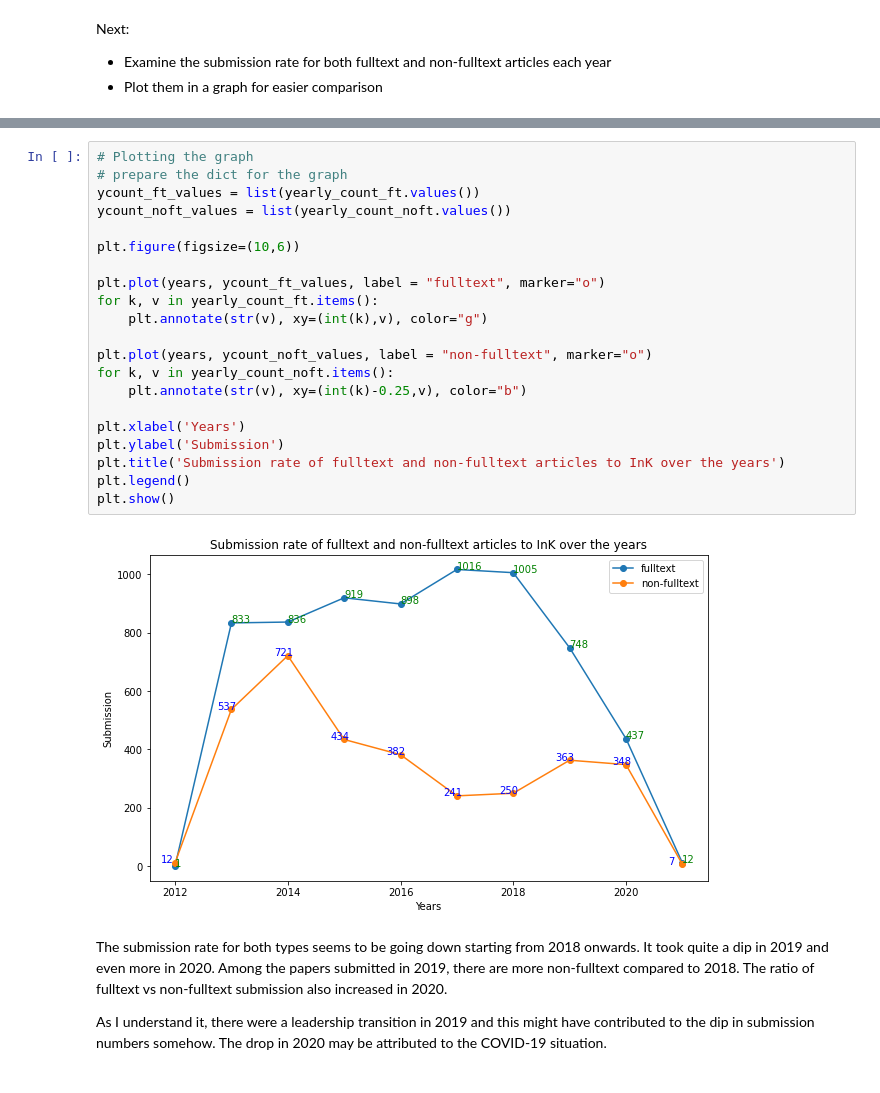
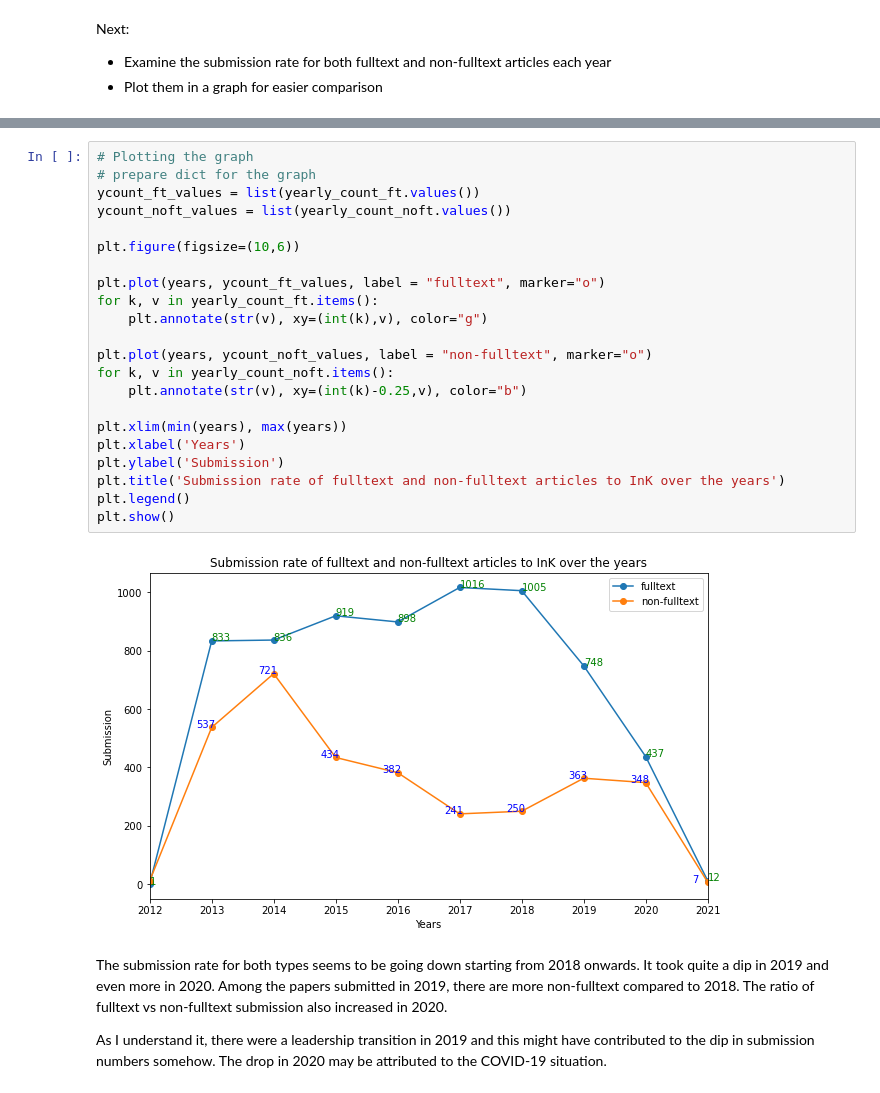
Before and after one commit to bellaratmelia/datalib-CORE-API, a Jupyter notebook: Datalib.ipynb, the cells around one changed output, grey strips where cells are left out. Saved outputs shown, nothing was run; the diff lists cells and outputs as text.

```diff
--- a/Datalib.ipynb
+++ b/Datalib.ipynb
@@ -759,27 +766,28 @@ prt.pprint(yearly_count_noft)
  '2021': 7}
 # %%
 # Plotting the graph
-# prepare the dict for the graph
+# prepare dict for the graph
 ycount_ft_values = list(yearly_count_ft.values())
 ycount_noft_values = list(yearly_count_noft.values())
 
 plt.figure(figsize=(10,6))
 
 plt.plot(years, ycount_ft_values, label = "fulltext", marker="o")
 for k, v in yearly_count_ft.items():
     plt.annotate(str(v), xy=(int(k),v), color="g")
 
 plt.plot(years, ycount_noft_values, label = "non-fulltext", marker="o")
 for k, v in yearly_count_noft.items():
     plt.annotate(str(v), xy=(int(k)-0.25,v), color="b")
 
+plt.xlim(min(years), max(years))
 plt.xlabel('Years')
 plt.ylabel('Submission')
 plt.title('Submission rate of fulltext and non-fulltext articles to InK over the years')
 plt.legend()
 plt.show()
 # %% [output]
-[figure, old version]
+[figure, new version]
 # %% [markdown]
 The submission rate for both types seems to be going down starting from 2018 onwards. It took quite a dip in 2019 and even more in 2020. Among the papers submitted in 2019, there are more non-fulltext compared to 2018. The ratio of fulltext vs non-fulltext submission also increased in 2020.
 
```
Also changed, not shown: parts of 12 cells of this notebook, 1 other file.
